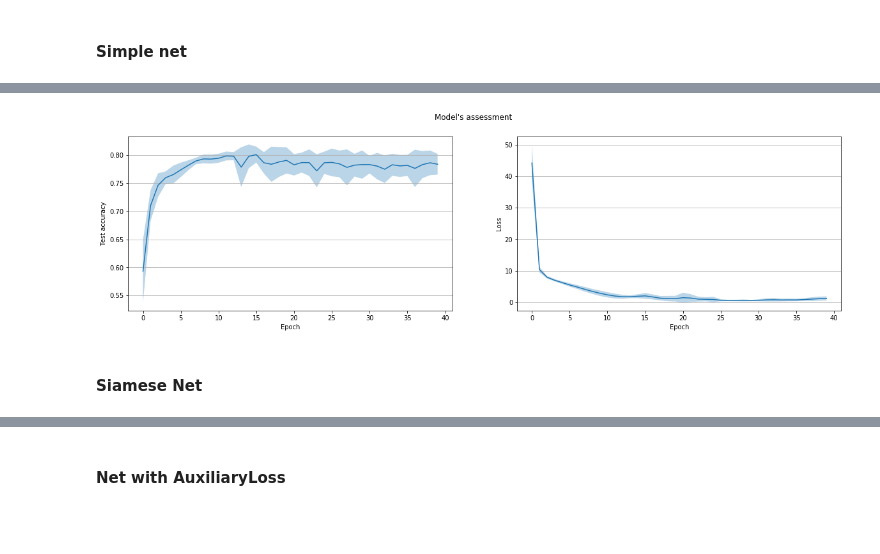
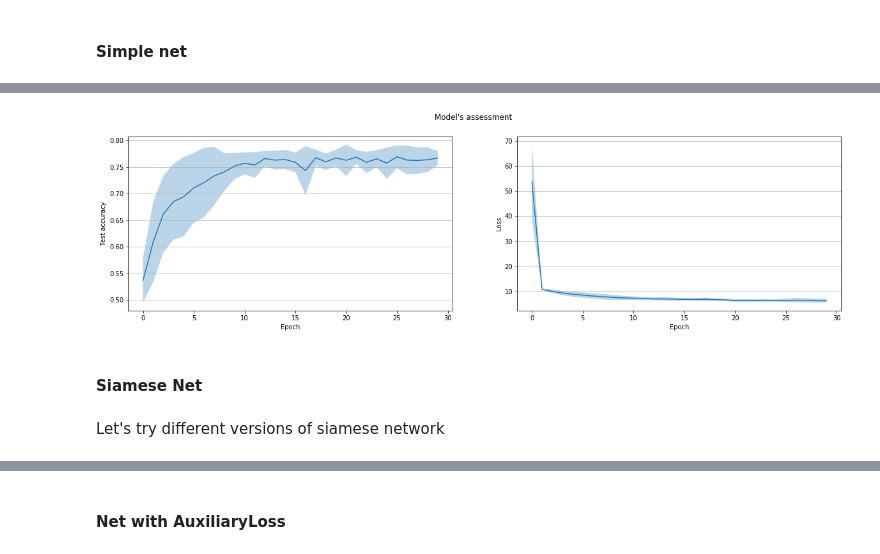
Before and after one commit to oganesManasian/Weight-sharing-and-auxiliary-losses-for-classification, a Jupyter notebook: Weight sharing and auxiliary losses for classification.ipynb, the cells around one changed output, grey strips where cells are left out. Saved outputs shown, nothing was run; the diff lists cells and outputs as text; code cells hidden in the pictures; blank space fills up the shorter version.

Commit message:
Added different versions of siamese network

```diff
--- a/Weight sharing and auxiliary losses for classification.ipynb
+++ b/Weight sharing and auxiliary losses for classification.ipynb
@@ -151,12 +160,7 @@ device = torch.device("cpu")
 # %%
-def train(train_data_loader, test_data_loader,
-          model, optimizer, criterion, device,
+def train(train_data_loader, test_data_loader, model, optimizer, criterion, device,
           epochs=10, print_info=False, print_every=5):
-    """Trains model and computes accuracy on each test_every steps"""
-    model.to(device)
-#     optimizer.to(device)
-#     criterion.to(device)
-
+    """Trains model"""
     losses = []
     # Accuracy of class prediction
     accuracy_train_class = []
@@ -167,6 +171,8 @@ def train(train_data_loader, test_data_loader,
     # Early stopping (saving the best model among epochs)
     best_model = None
     best_accuracy = 0
+
+    model.to(device)
 
     for epoch in range(epochs):
         loss_epoch = 0
@@ -210,6 +216,7 @@ def train(train_data_loader, test_data_loader,
 
         if accuracy_test_class[-1] > best_accuracy:
             best_model = copy.deepcopy(model)
+            best_accuracy = accuracy_test_class[-1]
 
         if print_info and (epoch + 1) % print_every == 0:
             print(f"Epoch {epoch + 1}/{epochs}, loss {losses[-1]:0.4f},",
@@ -217,6 +224,8 @@ def train(train_data_loader, test_data_loader,
                   f", digit train/test accuracy: {accuracy_train_digit[-1]}/{accuracy_test_digit[-1]}"
                   if accuracy_train_digit else "")
 
+    if print_info:
+        print(f"Achieved accuracy: {best_accuracy}")
     return best_model, [accuracy_train_class, accuracy_test_class, accuracy_train_digit, accuracy_test_digit], losses
 # %% [markdown]
 #### Simple net
@@ -226,12 +238,13 @@ epochs_train = 30
 # %%
 model_class = NetSimple
 model_params = {"input_channels": input_channels,
-                "output_channels": output_class_channels}
+                "output_channels": output_class_channels,
+                "activation": "leakyrelu"}
 criterion = simple_model_criterion
 
-lr, reg = grid_search([0.05, 0.01, 0.005, 0.001, 0.0005, 0.0001], # Learning rates
-                      [0.25, 0.1, 0.05, 0.01], # Regularizations
-                      train, train_loader, test_loader, device,
-                      model_class, model_params, criterion,
-                      epochs=epochs_grid_search, print_info=True)
+lr_simple_net, reg_simple_net = grid_search([0.01, 0.005, 0.001, 0.0005, 0.0001], # Learning rates
+                                              [0.25, 0.1, 0.05, 0.01], # Regularizations
+                                              train, train_loader, test_loader, device,
+                                              model_class, model_params, criterion,
+                                              epochs=epochs_grid_search, print_info=True)
 # %% [output]
@@ -472,25 +499,28 @@ Performance estimates provided in your report should be estimated through 10+ ro
 architecture, where both data and weight initialization are randomized, and you should provide estimates
 of standard deviations.
 # %%
-nb_tests = 10
-epochs_train = 40
+nb_tests = 20
+epochs_train = 30
 # %% [markdown]
 #### Simple net
 # %%
 model_class = NetSimple
 model_params = {"input_channels": input_channels,
-                "output_channels": output_class_channels}
+                "output_channels": output_class_channels,
+                "activation": "leakyrelu"}
 criterion = simple_model_criterion
 
 accuracy_values, loss_values = test_model(train, train_loader, test_loader, device,
-                                            model_class, model_params, criterion, lr, reg,
+                                            model_class, model_params, criterion, lr_simple_net, reg_simple_net,
                                             nb_tests=nb_tests, epochs=epochs_train)
 # %% [output]
 [interactive output not drawn]
 # %%
-plot_test_results(accuracy_values, loss_values)
+plot_test_results(accuracy_values, loss_values, title="Simple net")
 # %% [output]
-[figure, old version]
+[figure, new version]
 # %% [markdown]
 #### Siamese Net
+# %% [markdown]
+Let's try different versions of siamese network
 # %%
```
Also changed, not shown: parts of 36 cells of this notebook, 2 other files.
